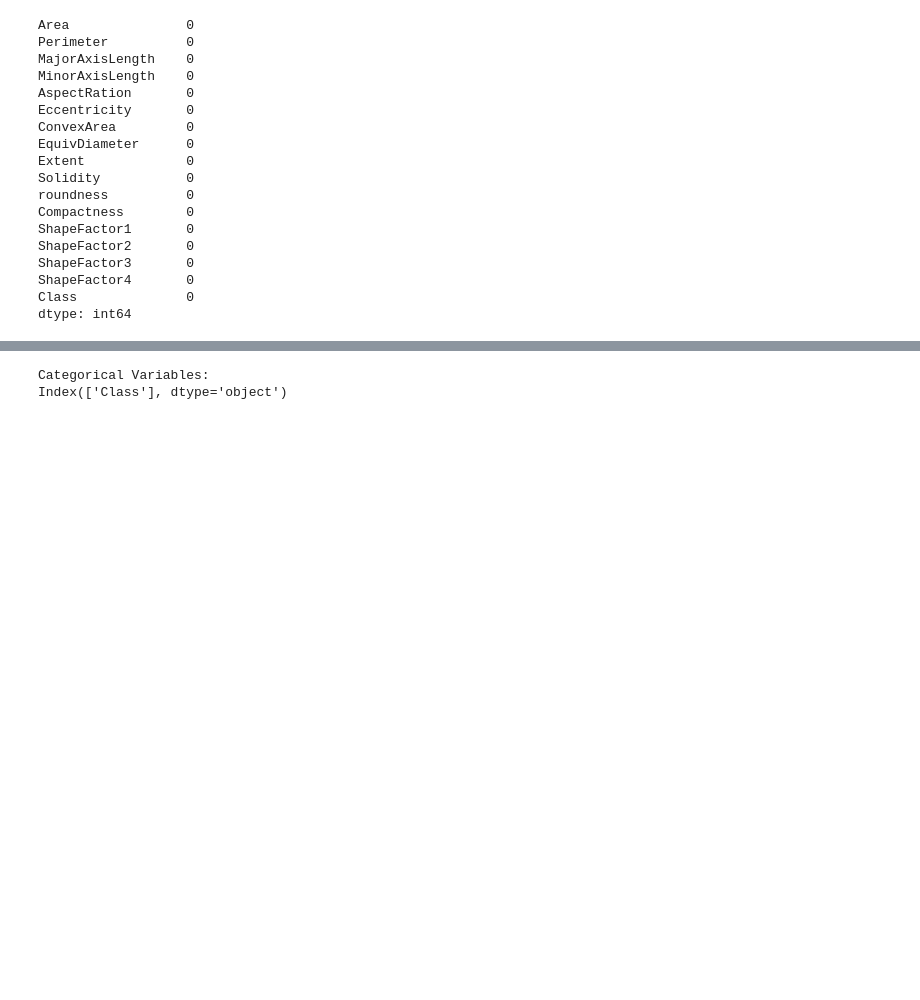
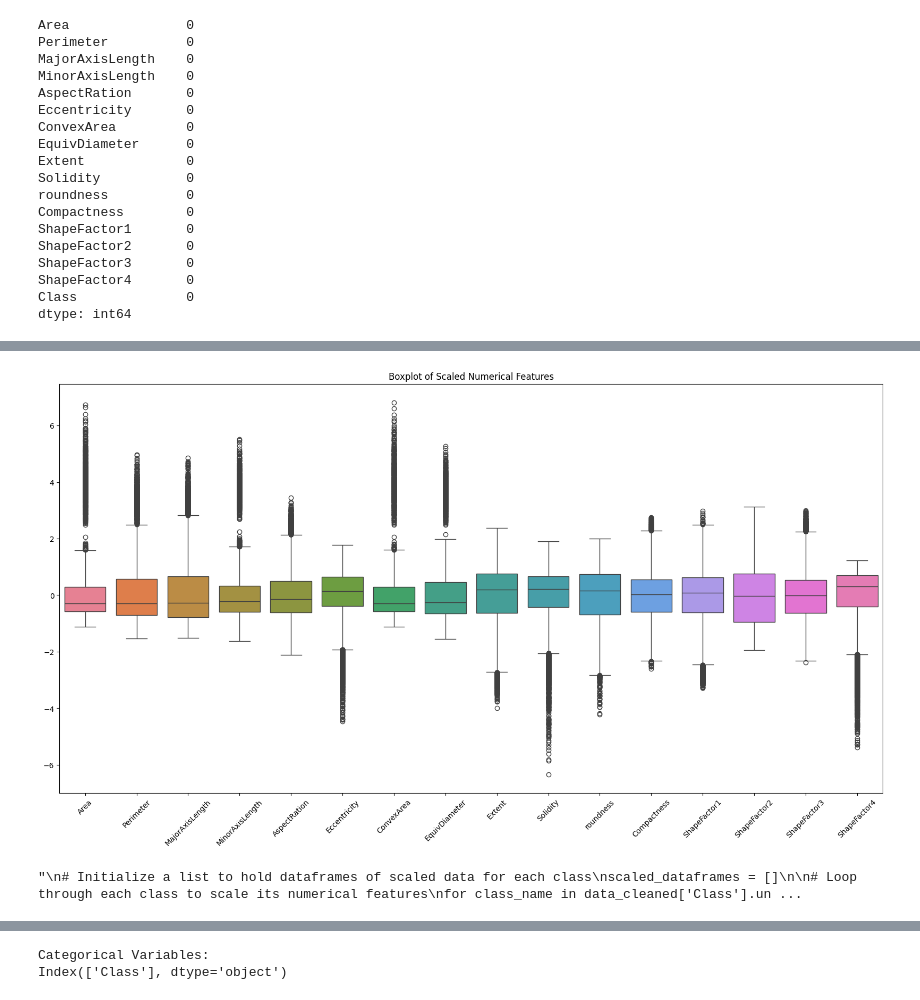
Before and after one commit to collaboratorsje/Dry_Beans_Models, a Jupyter notebook: src/Models.ipynb, the cells around one changed output, grey strips where cells are left out. Drawn from its saved outputs; the diff is of its cells as text; code cells hidden in the pictures; blank space fills up the shorter version.

```diff
--- a/src/Models.ipynb
+++ b/src/Models.ipynb
@@ -212,0 +275,71 @@ dtype: int64
+# %%
+# Drop the 'Class' column to only scale numerical data
+numerical_data = data_cleaned.drop('Class', axis=1)
+
+# Save the class column
+class_column = data_cleaned['Class']
+
+# Initialize the StandardScaler
+scaler = StandardScaler()
+
+# Fit the scaler on the numerical data and transform it
+scaled_numerical_data = scaler.fit_transform(numerical_data)
+
+# Convert the scaled array back to a DataFrame
+scaled_numerical_data_df = pd.DataFrame(scaled_numerical_data, columns=numerical_data.columns)
+
+# Append the 'Class' column back to the scaled DataFrame
+scaled_numerical_data_df['Class'] = class_column.values  # Ensure the class column is added back correctly
+
+data_cleaned = scaled_numerical_data_df
+
+# Now create a boxplot with the scaled data for numerical features only
+plt.figure(figsize=(20, 10))
+sns.boxplot(data=data_cleaned.drop('Class', axis=1))  # Drop 'Class' for visualization
+plt.xticks(rotation=45)  # Rotate x labels for better readability
+plt.title('Boxplot of Scaled Numerical Features')
+plt.show()
+# %% [output]
+[figure, added]
+# %%
+# This cell scales the data for each feature within each class, and visualizes the data with box plots
+# After some testing, we decided not to scale within each class
+'''
+# Initialize a list to hold dataframes of scaled data for each class
+scaled_dataframes = []
+
+# Loop through each class to scale its numerical features
+for class_name in data_cleaned['Class'].unique():
+    # Isolate the data for the current class
+    class_data = data_cleaned[data_cleaned['Class'] == class_name]
+    numerical_data = class_data.drop('Class', axis=1)
+
+    # Initialize the StandardScaler
+    scaler = StandardScaler()
+
+    # Fit the scaler on the numerical data and transform it
+    scaled_numerical_data = scaler.fit_transform(numerical_data)
+
+    # Convert the scaled array back to a DataFrame
+    scaled_numerical_data_df = pd.DataFrame(scaled_numerical_data, columns=numerical_data.columns)
+
+    # Add the class column back to identify the data
+    scaled_numerical_data_df['Class'] = class_name
+
+    # Append the scaled data of the current class to the list
+    scaled_dataframes.append(scaled_numerical_data_df)
+
+# Concatenate all the scaled dataframes into one
+all_scaled_data = pd.concat(scaled_dataframes)
+
+# Create the boxplot with the scaled data, separate by class
+plt.figure(figsize=(20, 10))
+sns.boxplot(data=pd.melt(all_scaled_data, id_vars=['Class'], value_vars=all_scaled_data.drop('Class', axis=1).columns),
+            x='variable', y='value', hue='Class')
+plt.xticks(rotation=45)  # Rotate x labels for better readability
+plt.title('Boxplot of Scaled Numerical Features by Class')
+plt.legend(title='Class', bbox_to_anchor=(1.05, 1), loc='upper left')
+plt.show()
+'''
+# %% [output]
+"\n# Initialize a list to hold dataframes of scaled data for each class\nscaled_dataframes = []\n\n# Loop through each class to scale its numerical features\nfor class_name in data_cleaned['Class'].un ...
```
Also changed, not shown: parts of 15 cells of this notebook, 1 other file.
